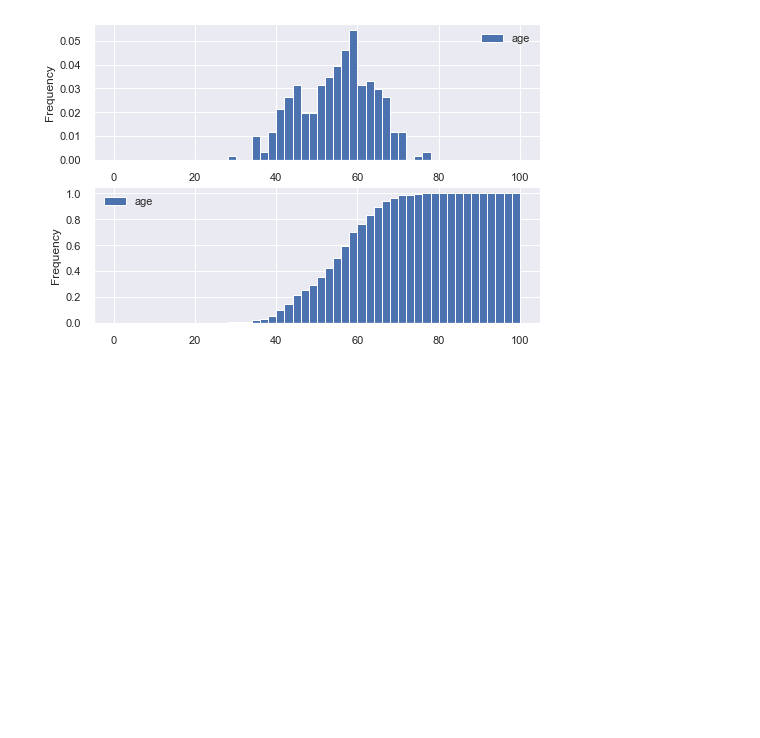
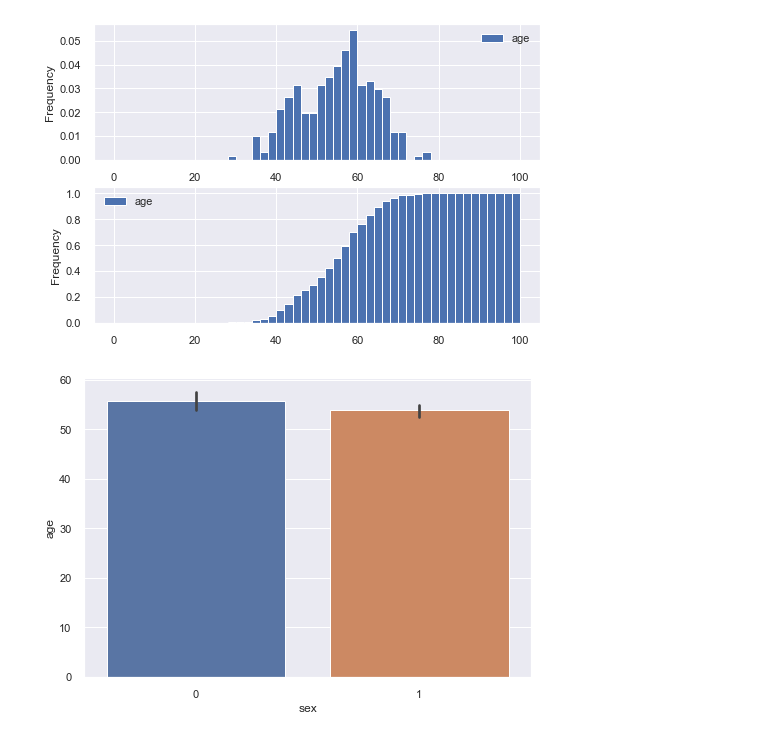
Before and after one commit to jahidkhandaker/HeartDiseasePrediction, a Jupyter notebook: MuhtasimMunem/EDA.ipynb, the cells around one changed output. Saved outputs shown, nothing was run; the diff lists cells and outputs as text; code cells hidden in the pictures; blank space fills up the shorter version.

```diff
--- a/MuhtasimMunem/EDA.ipynb
+++ b/MuhtasimMunem/EDA.ipynb
@@ -161,3 +161,8 @@ df.plot(kind='hist',y='age',bins=50,range=(0,100),density=True,ax=axes[1],cumula
 plt.show()
 # %% [output]
 [figure]
+# %%
+sns.barplot(x='sex',y='age',data=df)
+plt.show()
+# %% [output]
+[figure, added]
```
